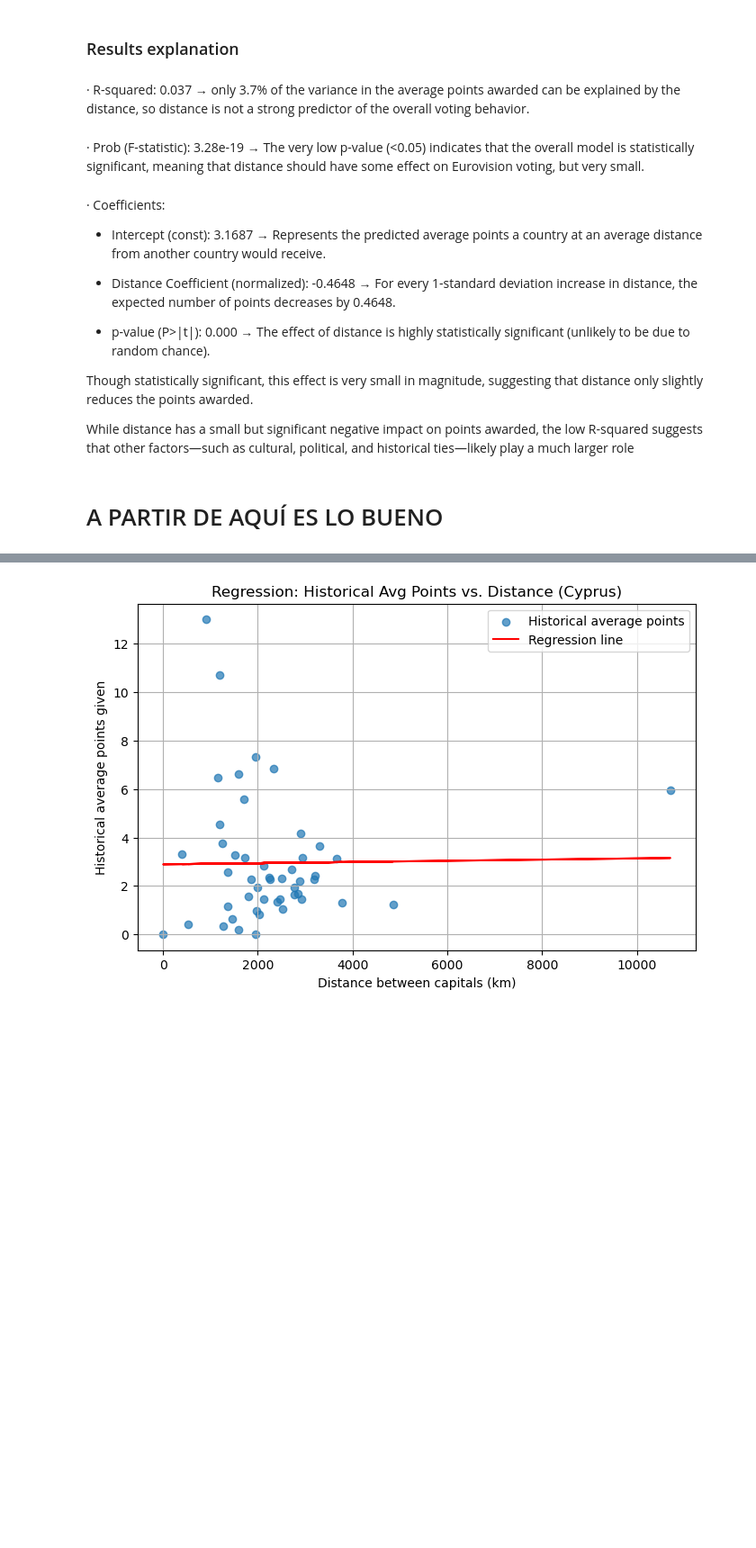
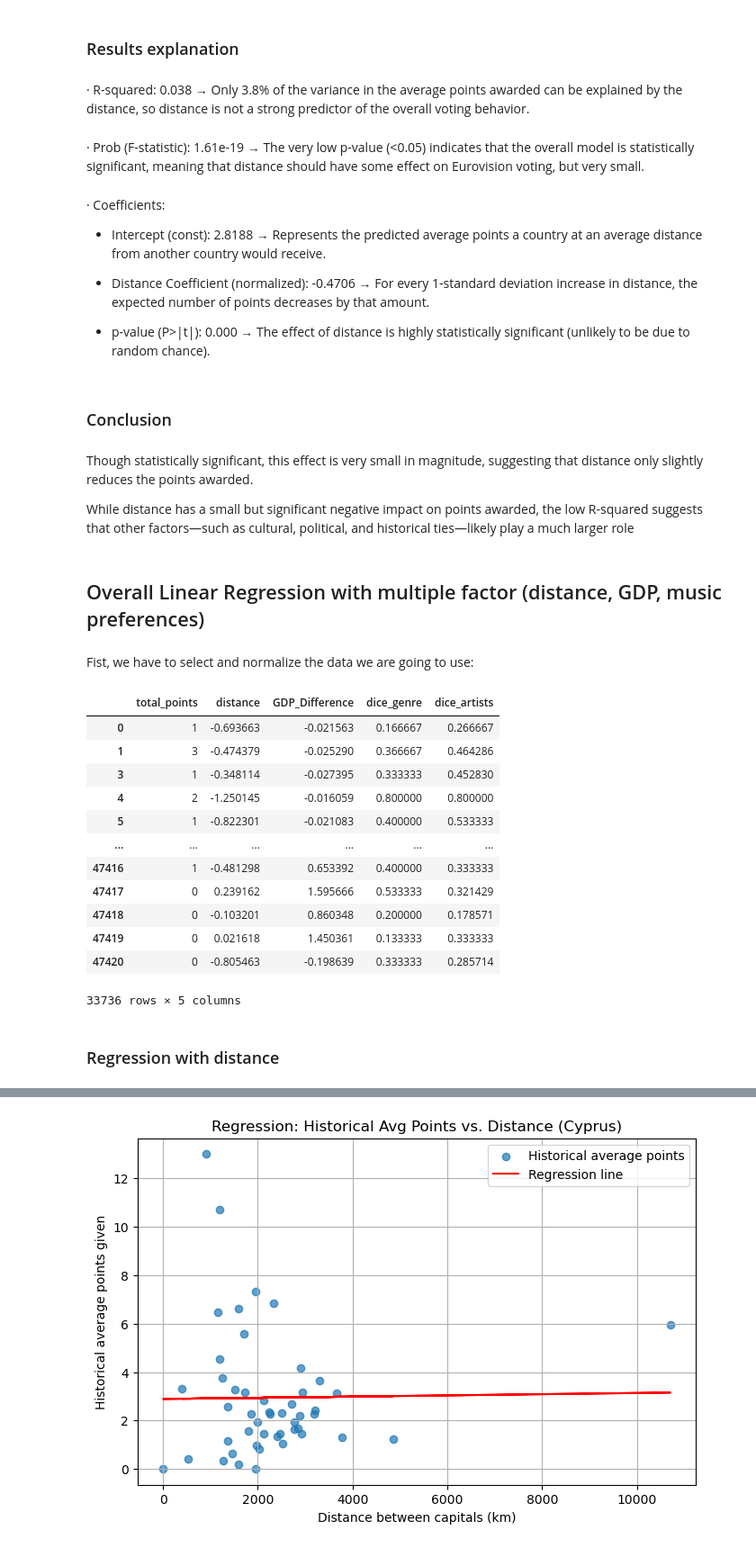
Before and after one commit to kluedemann/eurovision-voting-analysis, a Jupyter notebook: src/linear_regression.ipynb, the cells around one changed output, grey strips where cells are left out. Shown at 90% size. Cells and saved outputs as stored; diff of their text form; code cells hidden in the pictures; blank space fills up the shorter version.

```diff
--- a/src/linear_regression.ipynb
+++ b/src/linear_regression.ipynb
@@ -79,20 +91,63 @@ Notes:
 # %% [markdown]
 ### Results explanation
 # %% [markdown]
-· R-squared: 0.037 → only 3.7% of the variance in the average points awarded can be explained by the distance, so distance is not a strong predictor of the overall voting behavior.
+· R-squared: 0.038 → Only 3.8% of the variance in the average points awarded can be explained by the distance, so distance is not a strong predictor of the overall voting behavior.
 # %% [markdown]
-· Prob (F-statistic): 3.28e-19 → The very low p-value (<0.05) indicates that the overall model is statistically significant, meaning that distance should have some effect on Eurovision voting, but very small.
+· Prob (F-statistic): 1.61e-19 → The very low p-value (<0.05) indicates that the overall model is statistically significant, meaning that distance should have some effect on Eurovision voting, but very small.
 # %% [markdown]
 · Coefficients:
 
-- Intercept (const): 3.1687 → Represents the predicted average points a country at an average distance from another country would receive.
+- Intercept (const): 2.8188 → Represents the predicted average points a country at an average distance from another country would receive.
 
-- Distance Coefficient (normalized): -0.4648 → For every 1-standard deviation increase in distance, the expected number of points decreases by 0.4648.
+- Distance Coefficient (normalized): -0.4706 → For every 1-standard deviation increase in distance, the expected number of points decreases by that amount.
 
 - p-value (P>|t|): 0.000 → The effect of distance is highly statistically significant (unlikely to be due to random chance).
-
-Though statistically significant, this effect is very small in magnitude, suggesting that distance only slightly reduces the points awarded.
-
-While distance has a small but significant negative impact on points awarded, the low R-squared suggests that other factors—such as cultural, political, and historical ties—likely play a much larger role
-# %% [markdown]
-# A PARTIR DE AQUÍ ES LO BUENO
+# %% [markdown]
+### Conclusion
+# %% [markdown]
+Though statistically significant, this effect is very small in magnitude, suggesting that distance only slightly reduces the points awarded.
+
+While distance has a small but significant negative impact on points awarded, the low R-squared suggests that other factors—such as cultural, political, and historical ties—likely play a much larger role
+# %% [markdown]
+## Overall Linear Regression with multiple factor (distance, GDP, music preferences)
+# %% [markdown]
+Fist, we have to select and normalize the data we are going to use:
+# %%
+data2 = data[(data["from_country"] != "au") & (data["to_country"] != "au") & (data["round"] == "final")]
+
+columns_to_use = ['total_points', 'distance','GDP per capita (current US$)_from', 'GDP per capita (current US$)_to', 'dice_genre', 'dice_artists']
+data2.replace("..",float("nan"),inplace=True)
+filtered_data = data2[columns_to_use].dropna()
+
+filtered_data["GDP per capita (current US$)_from"] = pd.to_numeric(filtered_data["GDP per capita (current US$)_from"], errors='coerce')
+filtered_data["GDP per capita (current US$)_to"] = pd.to_numeric(filtered_data["GDP per capita (current US$)_to"], errors='coerce')
+filtered_data["GDP_Difference"] = filtered_data["GDP per capita (current US$)_from"] - filtered_data["GDP per capita (current US$)_to"]
+
+filtered_data['GDP_Difference'] = (     # Normalize GDP
+    filtered_data['GDP_Difference'] - filtered_data['GDP_Difference'].mean()
+) / filtered_data['GDP_Difference'].std()
+
+filtered_data["distance"] = (    # Normalize distance
+    filtered_data['distance'] - filtered_data['distance'].mean()
+) / filtered_data['distance'].std()
+
+columns_to_use = ['total_points', 'distance','GDP_Difference', 'dice_genre', 'dice_artists']
+filtered_data = filtered_data[columns_to_use]
+# %%
+filtered_data
+# %% [output]
+|  | total_points | distance | GDP_Difference | dice_genre | dice_artists |
+| 0 | 1 | -0.693663 | -0.021563 | 0.166667 | 0.266667 |
+| 1 | 3 | -0.474379 | -0.025290 | 0.366667 | 0.464286 |
+| 3 | 1 | -0.348114 | -0.027395 | 0.333333 | 0.452830 |
+| 4 | 2 | -1.250145 | -0.016059 | 0.800000 | 0.800000 |
+| 5 | 1 | -0.822301 | -0.021083 | 0.400000 | 0.533333 |
+| ... | ... | ... | ... | ... | ... |
+| 47416 | 1 | -0.481298 | 0.653392 | 0.400000 | 0.333333 |
+| 47417 | 0 | 0.239162 | 1.595666 | 0.533333 | 0.321429 |
+| 47418 | 0 | -0.103201 | 0.860348 | 0.200000 | 0.178571 |
+| 47419 | 0 | 0.021618 | 1.450361 | 0.133333 | 0.333333 |
+| 47420 | 0 | -0.805463 | -0.198639 | 0.333333 | 0.285714 |
+33736 rows × 5 columns
+# %% [markdown]
+### Regression with distance
```
Also changed, not shown: parts of 23 cells of this notebook, 3 other files.
